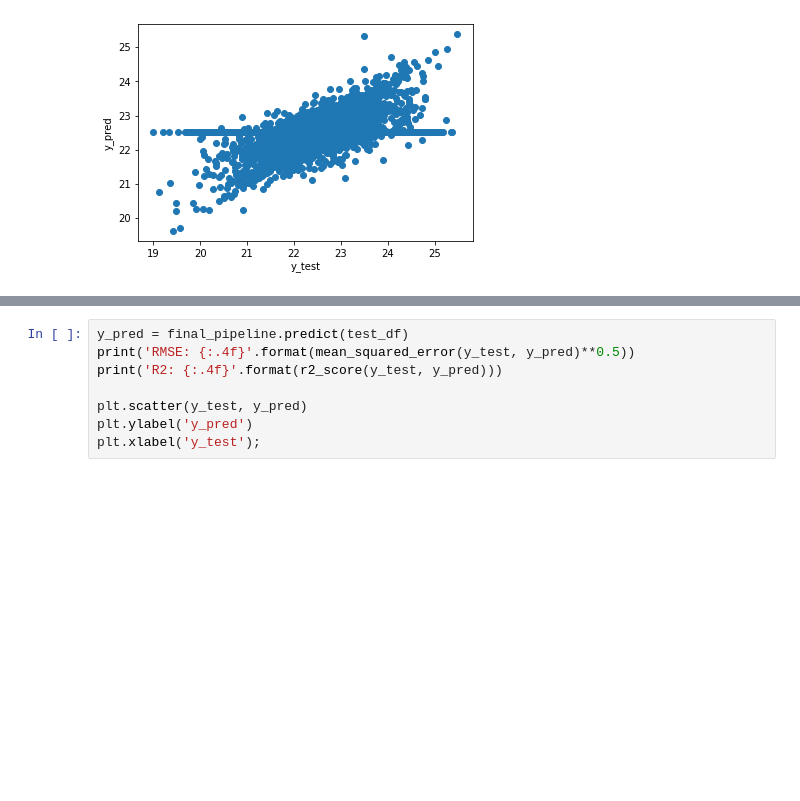
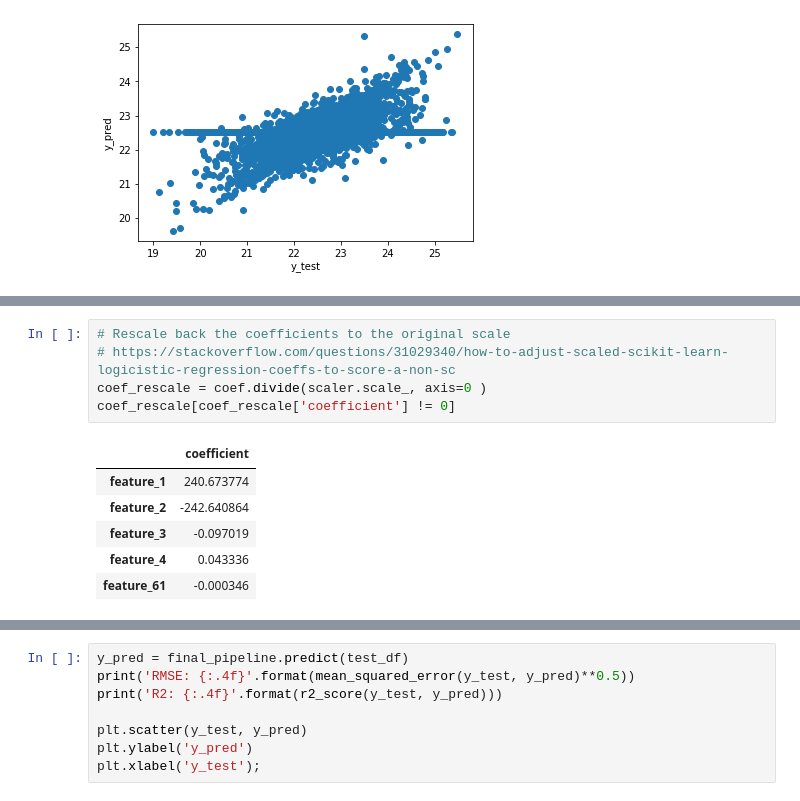
Before and after one commit to stephenleo/HVM-SPC, a Jupyter notebook: modeling.ipynb, the cells around one changed output, grey strips where cells are left out. Drawn from its saved outputs; the diff is of its cells as text; blank space fills up the shorter version.

```diff
--- a/modeling.ipynb
+++ b/modeling.ipynb
@@ -179,2 +196,14 @@ coef[coef['coefficient'] != 0]
+# %%
+# Rescale back the coefficients to the original scale
+# https://stackoverflow.com/questions/31029340/how-to-adjust-scaled-scikit-learn-logicistic-regression-coeffs-to-score-a-non-sc
+coef_rescale = coef.divide(scaler.scale_, axis=0 )
+coef_rescale[coef_rescale['coefficient'] != 0]
+# %% [output]
+|  | coefficient |
+| feature_1 | 240.673774 |
+| feature_2 | -242.640864 |
+| feature_3 | -0.097019 |
+| feature_4 | 0.043336 |
+| feature_61 | -0.000346 |
 # %%
 # Drop rows that contain missing values in the features used by the Lasso model to prevent noise from Imputation
```
Also changed, not shown: parts of 12 cells of this notebook, 1 other file.
